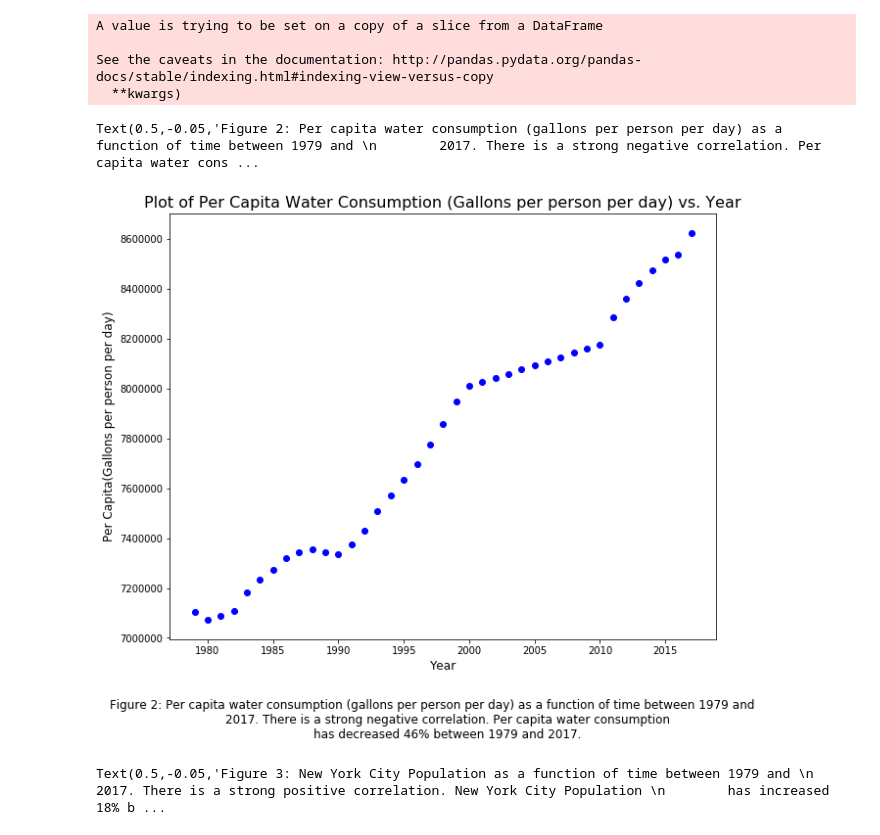
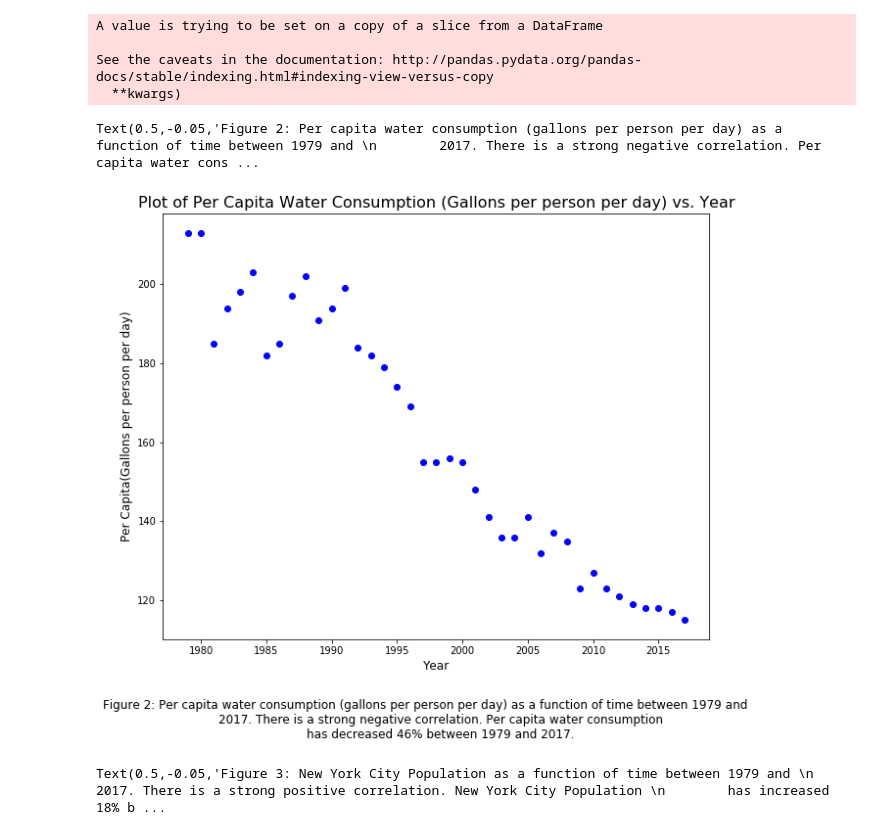
Before and after one commit to evemarenghi/PUI2018_em3932, a Jupyter notebook: HW3_em3932/Assignment2.ipynb, the cells around one changed output. Saved outputs shown, nothing was run; the diff lists cells and outputs as text; code cells hidden in the pictures.

```diff
--- a/HW3_em3932/Assignment2.ipynb
+++ b/HW3_em3932/Assignment2.ipynb
@@ -155,23 +155,23 @@ See the caveats in the documentation: http://pandas.pydata.org/pandas-docs/stabl
   **kwargs)
 # %%
 # Assign x and y variables for plotting
-x = wc_3c['Year']
-y = wc_3c['Per Capita(Gallons per person per day)']
+x2 = wc_3c['Year']
+y2 = wc_3c['Per Capita(Gallons per person per day)']
 # %%
 # Plot the data
 fig = plt.figure(figsize = (10,8))
-plt.plot(x, y, 'bo')
+plt.plot(x2, y2, 'bo')
 plt.title('Plot of Per Capita Water Consumption (Gallons per person per day) vs. Year', fontsize=16)
 plt.xlabel('Year', fontsize=12)
 plt.ylabel('Per Capita(Gallons per person per day)', fontsize=12)
 
 # Add a caption
 txt = """Figure 2: Per capita water consumption (gallons per person per day) as a function of time between 1979 and
         2017. There is a strong negative correlation. Per capita water consumption
         has decreased 46% between 1979 and 2017. """
 fig.text(.5, -0.05, txt, ha='center', fontsize=12)
 # %% [output]
 Text(0.5,-0.05,'Figure 2: Per capita water consumption (gallons per person per day) as a function of time between 1979 and \n        2017. There is a strong negative correlation. Per capita water cons ...
-[figure, old version]
+[figure, new version]
 # %%
 # Assign y variable for the second plot
```
Also changed, not shown: parts of 3 cells of this notebook, 1 other file.
